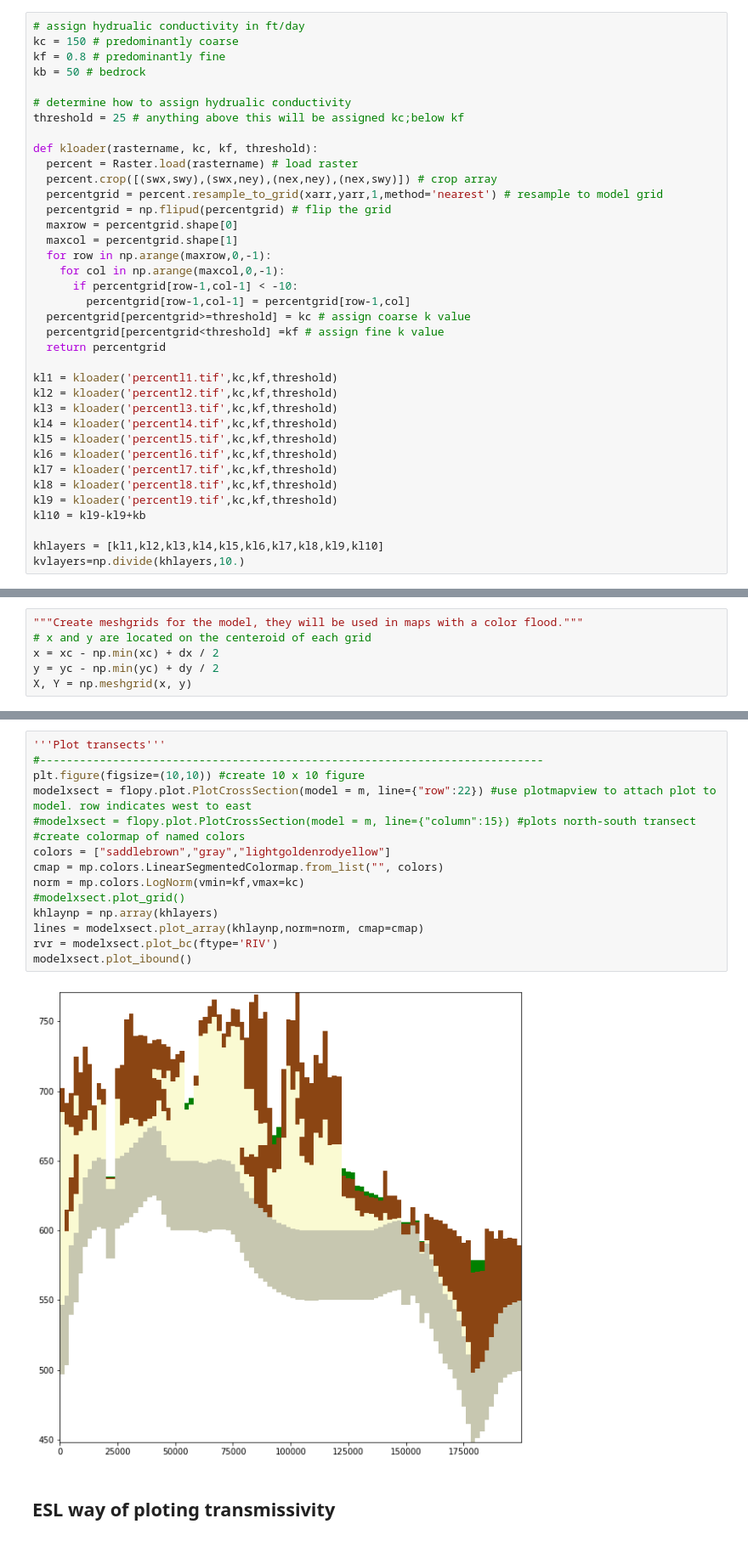
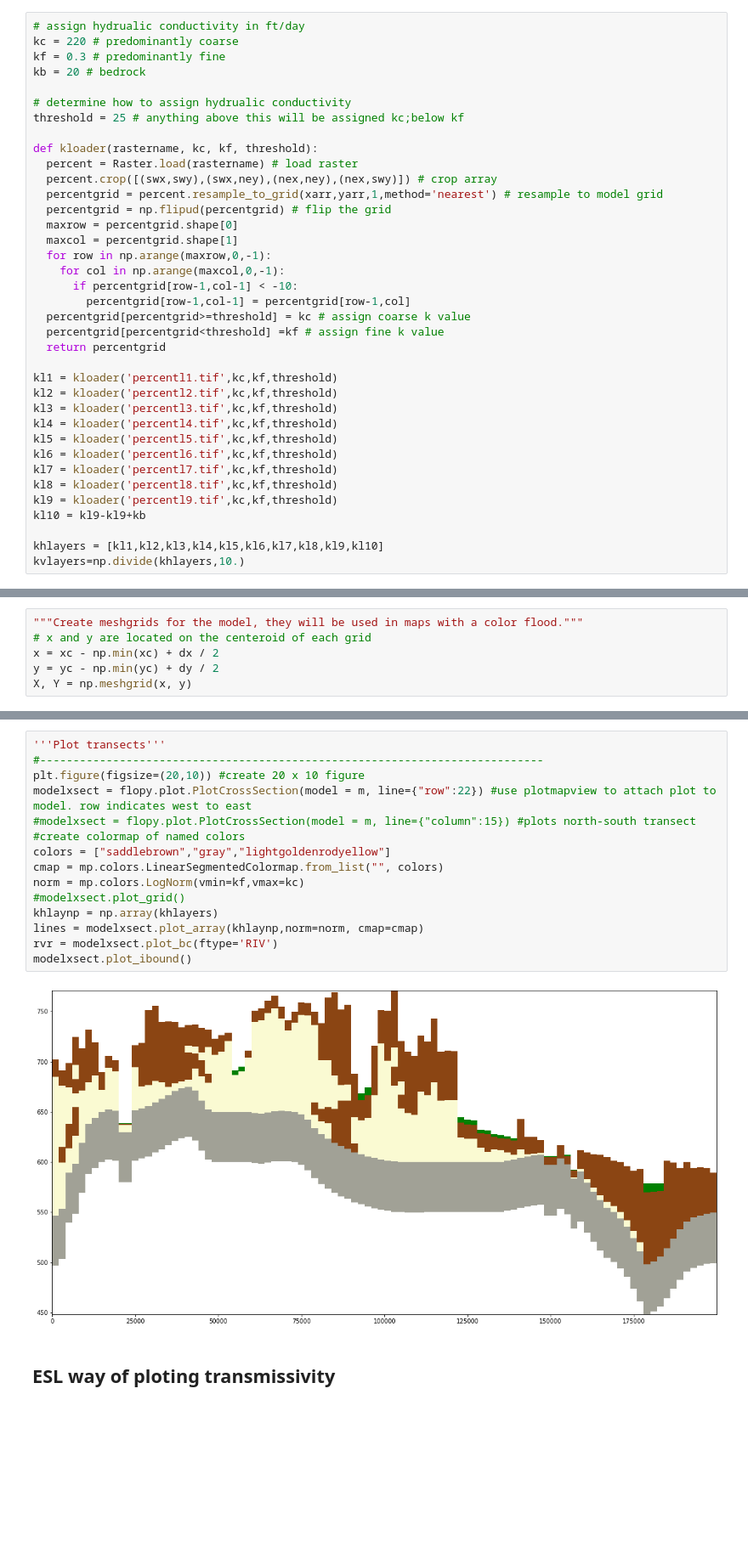
Before and after one commit to dbabrams/ShallowDolomite_Group, a Jupyter notebook: Summer2020_Model/WillCounty_Summer2020.ipynb, the cells around one changed output, grey strips where cells are left out. Shown at 85% size. Cells and saved outputs as stored; diff of their text form; blank space fills up the shorter version.

```diff
--- a/Summer2020_Model/WillCounty_Summer2020.ipynb
+++ b/Summer2020_Model/WillCounty_Summer2020.ipynb
@@ -348,9 +350,9 @@ botgrids = [lay1bot,lay2bot,lay3bot,lay4bot,lay5bot,lay6bot,lay7bot,lay8bot,lay9
 ### 3Av. Assign hydraulic conductivity
 # %%
 # assign hydrualic conductivity in ft/day
-kc = 150 # predominantly coarse
-kf = 0.8 # predominantly fine
-kb = 50 # bedrock
+kc = 220 # predominantly coarse
+kf = 0.3 # predominantly fine
+kb = 20 # bedrock
 
 # determine how to assign hydrualic conductivity
 threshold = 25 # anything above this will be assigned kc;below kf
@@ -662,20 +664,20 @@ plt.show()
 # %%
 '''Plot transects'''
 #----------------------------------------------------------------------------
-plt.figure(figsize=(10,10)) #create 10 x 10 figure
+plt.figure(figsize=(20,10)) #create 20 x 10 figure
 modelxsect = flopy.plot.PlotCrossSection(model = m, line={"row":22}) #use plotmapview to attach plot to model. row indicates west to east
 #modelxsect = flopy.plot.PlotCrossSection(model = m, line={"column":15}) #plots north-south transect
 #create colormap of named colors
 colors = ["saddlebrown","gray","lightgoldenrodyellow"]
 cmap = mp.colors.LinearSegmentedColormap.from_list("", colors)
 norm = mp.colors.LogNorm(vmin=kf,vmax=kc)
 #modelxsect.plot_grid()
 khlaynp = np.array(khlayers)
 lines = modelxsect.plot_array(khlaynp,norm=norm, cmap=cmap)
 rvr = modelxsect.plot_bc(ftype='RIV')
 modelxsect.plot_ibound()
 # %% [output]
-[figure, old version]
+[figure, new version]
 # %% [markdown]
 ## ESL way of ploting transmissivity
 # %%
```
Also changed, not shown: parts of 10 cells of this notebook.
